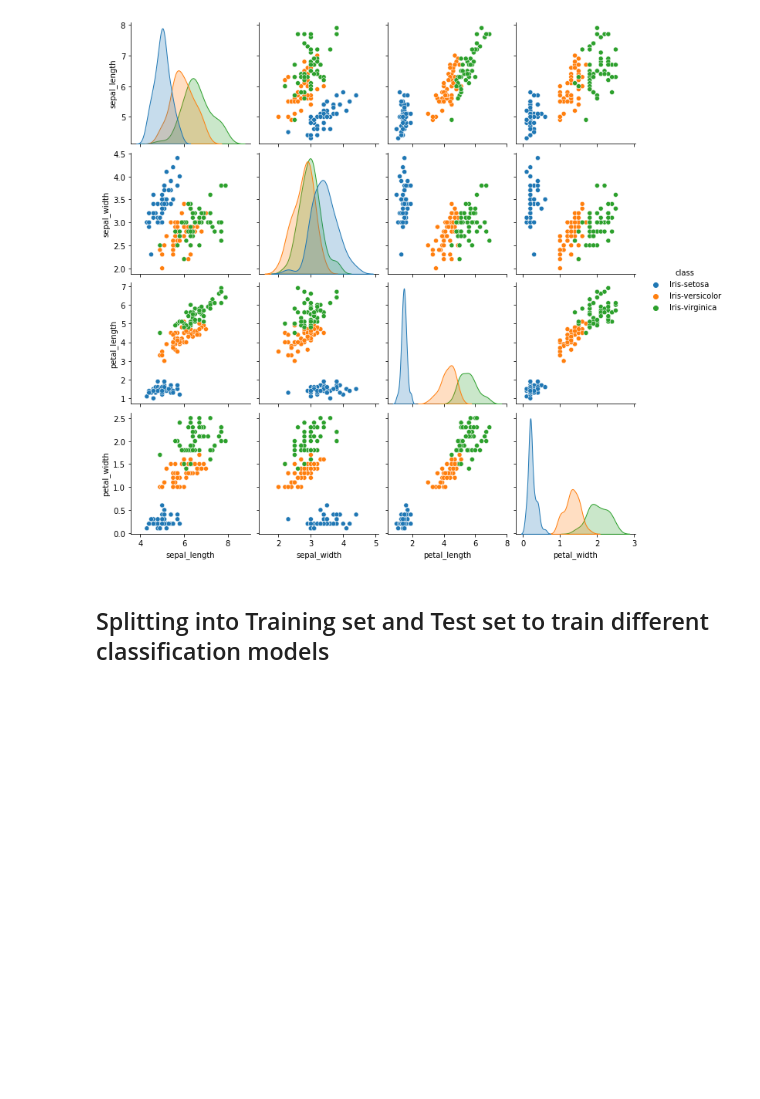
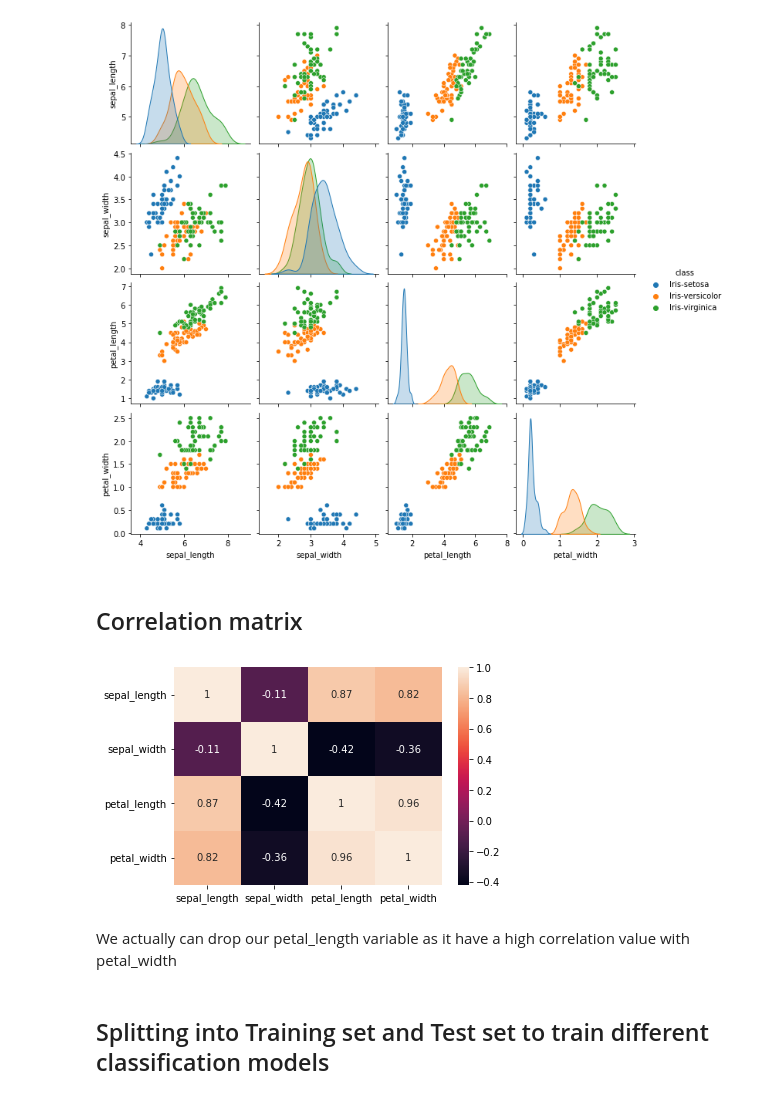
Before and after one commit to GastonAQS/DataScienceProjects, a Jupyter notebook: IrisDataset/iris.ipynb, the cells around one changed output. Drawn from its saved outputs; the diff is of its cells as text; code cells hidden in the pictures; blank space fills up the shorter version.

Commit message:
iris ds correlation matrix

```diff
--- a/IrisDataset/iris.ipynb
+++ b/IrisDataset/iris.ipynb
@@ -41,6 +41,16 @@ g = sns.pairplot(dataset, hue="class")
 plt.show()
 # %% [output]
 [figure]
+# %% [markdown]
+## Correlation matrix
+# %%
+corr_matrix = dataset.corr()
+g = sns.heatmap(corr_matrix, annot=True)
+plt.show()
+# %% [output]
+[figure, added]
+# %% [markdown]
+We actually can drop our petal_length variable as it have a high correlation value with petal_width
 # %% [markdown]
 ## Splitting into Training set and Test set to train different classification models
 # %%
```
Also changed, not shown: parts of 3 cells of this notebook, 3 other files.
